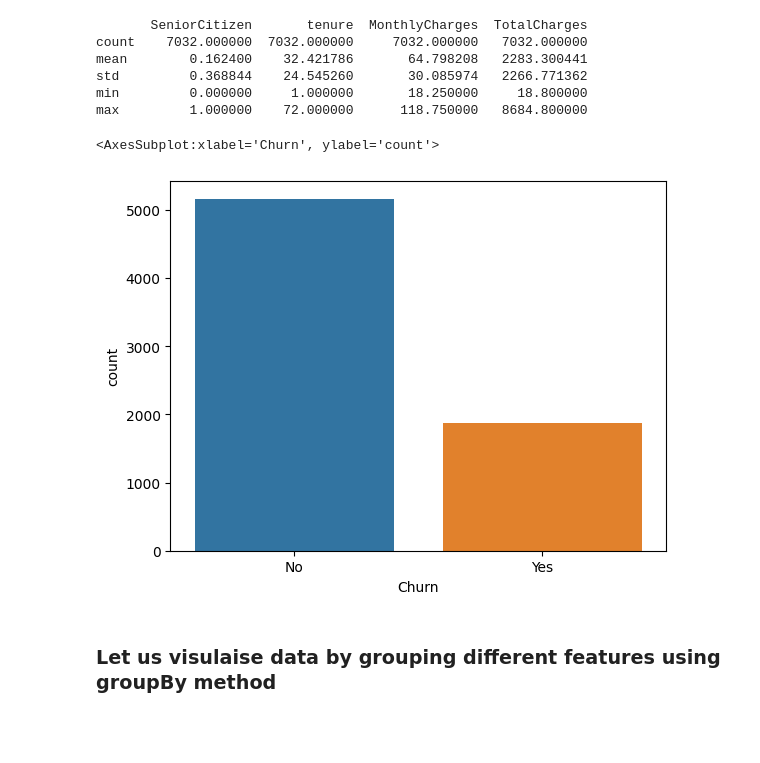
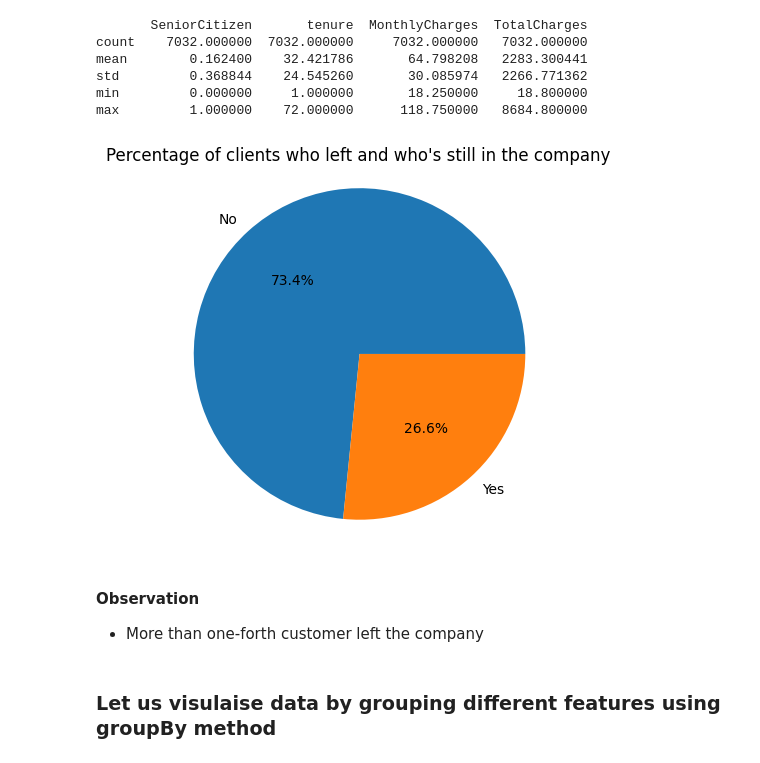
Before and after one commit to Yash-Barjatya/IME672-Data-Mining-Assignments, a Jupyter notebook: Assignment-2/assignment2-201138.ipynb, the cells around one changed output. Cells and saved outputs as stored; diff of their text form; code cells hidden in the pictures; blank space fills up the shorter version.

```diff
--- a/Assignment-2/assignment2-201138.ipynb
+++ b/Assignment-2/assignment2-201138.ipynb
@@ -162,11 +162,17 @@ mean        0.162400    32.421786       64.798208   2283.300441
 std         0.368844    24.545260       30.085974   2266.771362
 min         0.000000     1.000000       18.250000     18.800000
 max         1.000000    72.000000      118.750000   8684.800000
-# %%
-sns.countplot(data=df,x="Churn")
-# %% [output]
-<AxesSubplot:xlabel='Churn', ylabel='count'>
-[figure, removed]
+# %%
+churn_counts = df['Churn'].value_counts()
+plt.pie(churn_counts, labels=churn_counts.index, autopct='%1.1f%%')
+plt.title("Percentage of clients who left and who's still in the company")
+plt.axis('equal')  # Equal aspect ratio ensures that the pie is drawn as a circle.
+plt.show()
+# %% [output]
+[figure, added]
+# %% [markdown]
+#### Observation
+- More than one-forth customer left the company
 # %% [markdown]
 ### Let us visulaise data by grouping different features using groupBy method
 # %%
```
Also changed, not shown: parts of 6 cells of this notebook.
